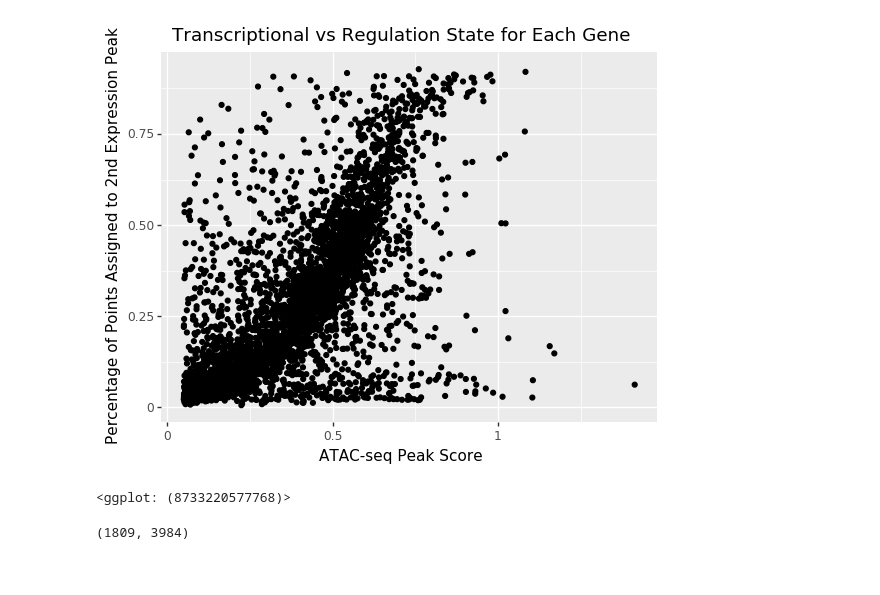
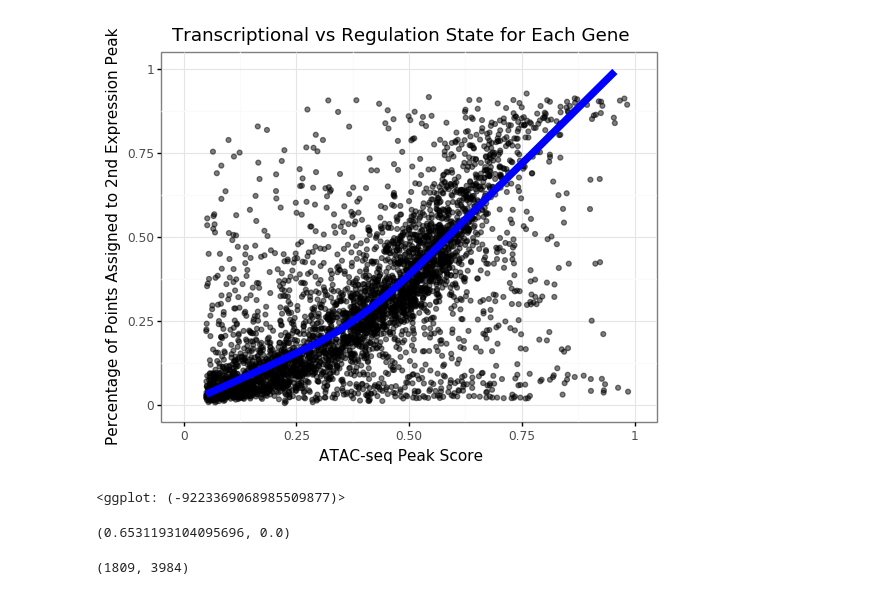
Before and after one commit to mkleyman/srpd, a Jupyter notebook: analysis/atac_seq_df.ipynb, the cells around one changed output. Cells and saved outputs as stored; diff of their text form; code cells hidden in the pictures.

Commit message:
added new atac_seq analysis

```diff
--- a/analysis/atac_seq_df.ipynb
+++ b/analysis/atac_seq_df.ipynb
@@ -12,21 +20,30 @@ from scipy.stats import skew,kurtosis, pearsonr
 # %%
-exp_df = pd.read_csv("../data/processed/cortical_drimpute.csv",header=0,index_col=0)
+exp_df = pd.read_csv("../data/cortical_drimpute.csv",header=0,index_col=0)
 # %%
 lambda_2 = all_cols_otsu(exp_df.values.transpose())
 lambda_2_df = pd.DataFrame(data=np.matrix(lambda_2).transpose(), index=exp_df.index.values, columns=["lambda_2"])
 # %%
-atac_file = "../data/raw/cortical_scored_promoters_kb2_max.csv"
+atac_file = "../data/cortical_scored_promoters_kb2_max.csv"
 atac_df = pd.read_csv(atac_file,header=0,index_col=0)
 gene_inter =  np.intersect1d(atac_df.index, lambda_2_df.index)
 atac_df = atac_df.loc[gene_inter]
 atac_df['lambda_2'] = lambda_2_df.loc[gene_inter][["lambda_2"]]
 atac_df = atac_df.query('score>0.5')
 atac_df["score"] = atac_df["score"]/10.0
 
-ggplot(atac_df ,aes(x="score",y="lambda_2"))+geom_point()+ylab("Percentage of Points Assigned to 2nd Expression Peak")+xlab("ATAC-seq Peak Score")+ggtitle("Transcriptional vs Regulation State for Each Gene")
+gplot=ggplot(atac_df ,aes(x="score",y="lambda_2"))+geom_point(alpha=0.5)+stat_smooth(method="lowess",color="blue",size=3)+\
+ylab("Percentage of Points Assigned to 2nd Expression Peak")+xlab("ATAC-seq Peak Score")+\
+ggtitle("Transcriptional vs Regulation State for Each Gene")+ylim(0,1)+xlim(0,1) +theme_bw()
+gplot.save("../plots/atac_score.png")
+gplot
 # %% [output]
-[figure, old version]
+[figure, new version]
-<ggplot: (8733220577768)>
+<ggplot: (-9223369068985509877)>
+# %%
+from scipy.stats import pearsonr, spearmanr
+pearsonr(atac_df["score"], atac_df["lambda_2"])
+# %% [output]
+(0.6531193104095696, 0.0)
 # %%
 exp_mat =exp_df.transpose()[atac_df.index].values
 # %%
```
Also changed, not shown: parts of 80 cells of this notebook.
